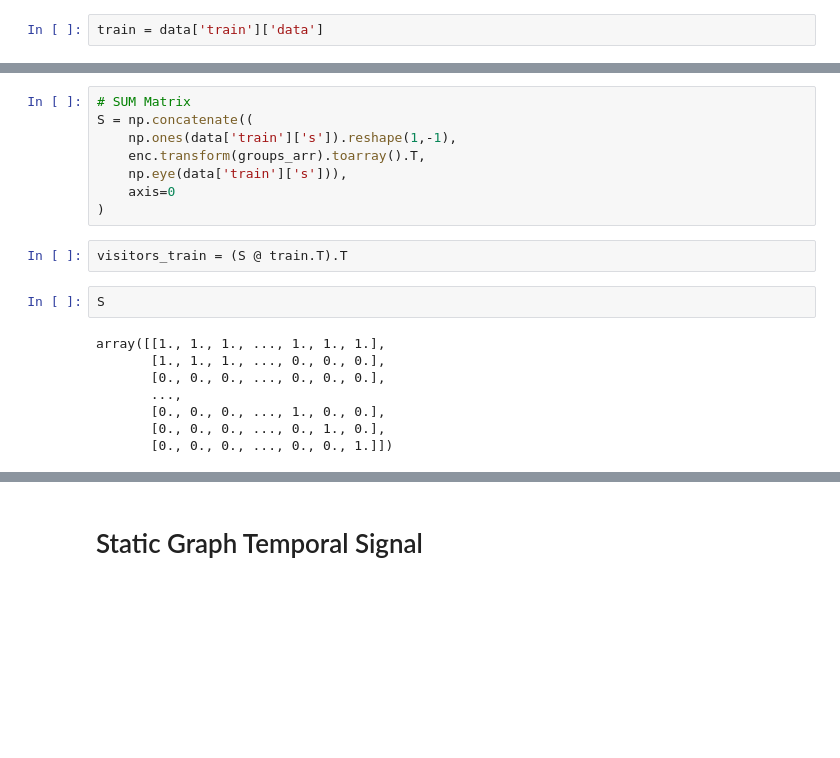
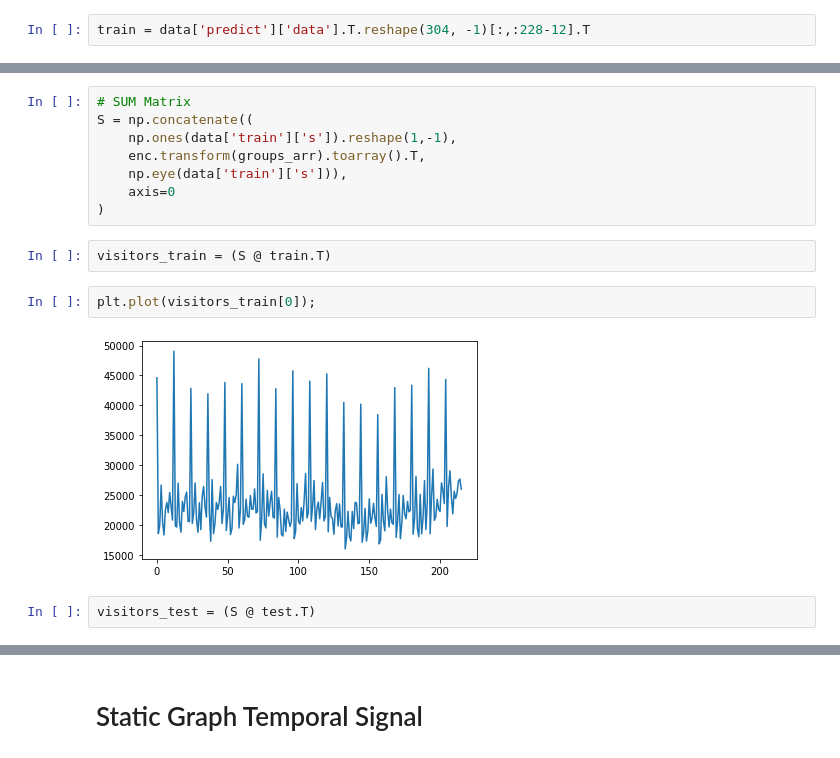
Before and after one commit to luisroque/deep_graph_cLSTM_hierarchical_time_series, a Jupyter notebook: create_graph_structure.ipynb, the cells around one changed output, grey strips where cells are left out. Cells and saved outputs as stored; diff of their text form; blank space fills up the shorter version.

Commit message:
model running and predicting multioutput

```diff
--- a/create_graph_structure.ipynb
+++ b/create_graph_structure.ipynb
@@ -22,5 +26,5 @@ Total number of points: 228
 Seasonality: 12
 Forecast horizon: 24
 # %%
-train = data['train']['data']
+train = data['predict']['data'].T.reshape(304, -1)[:,:228-12].T
 # %%
@@ -65,14 +71,10 @@ S = np.concatenate((
     axis=0
 )
 # %%
-visitors_train = (S @ train.T).T
+visitors_train = (S @ train.T)
+# %%
+plt.plot(visitors_train[0]);
+# %% [output]
+[figure, added]
 # %%
-S
+visitors_test = (S @ test.T)
-# %% [output]
-array([[1., 1., 1., ..., 1., 1., 1.],
-       [1., 1., 1., ..., 0., 0., 0.],
-       [0., 0., 0., ..., 0., 0., 0.],
-       ...,
-       [0., 0., 0., ..., 1., 0., 0.],
-       [0., 0., 0., ..., 0., 1., 0.],
-       [0., 0., 0., ..., 0., 0., 1.]])
```
Also changed, not shown: parts of 40 cells of this notebook.
